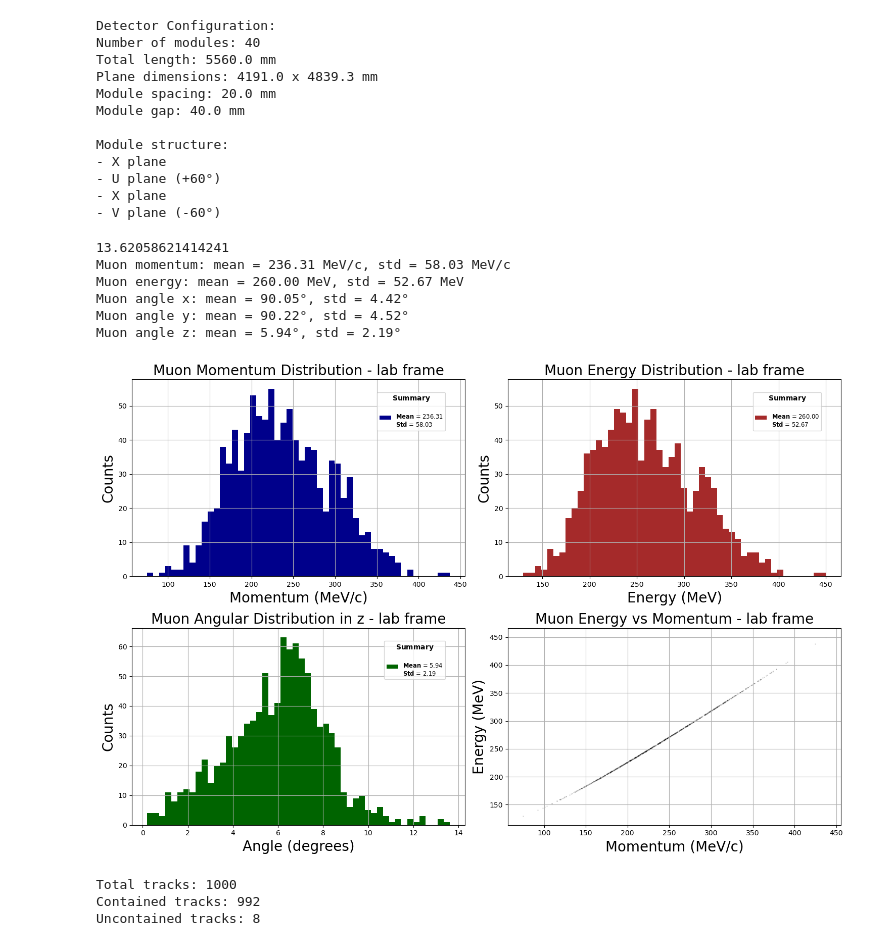
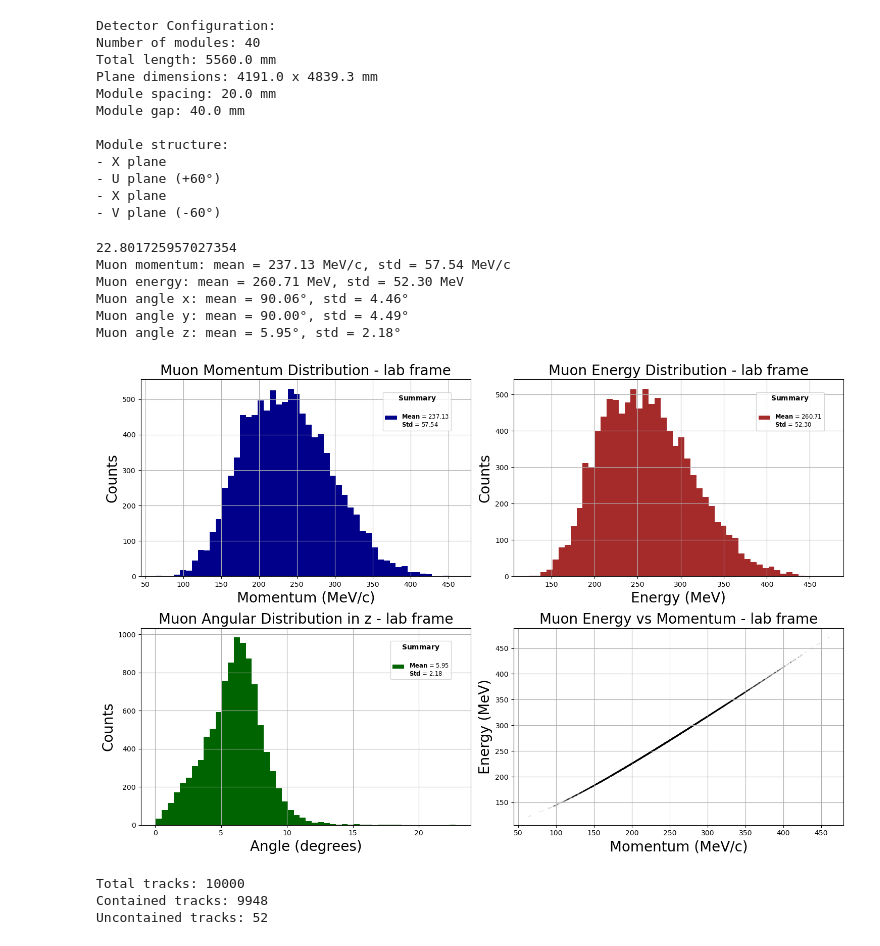
Before and after one commit to rvizarreta/PHYS582, a Jupyter notebook: FinalProject/simulation.ipynb, the cells around one changed output. Cells and saved outputs as stored; diff of their text form; code cells hidden in the pictures.

```diff
--- a/FinalProject/simulation.ipynb
+++ b/FinalProject/simulation.ipynb
@@ -28,7 +28,7 @@ Module structure:
 # %%
 # Generating muons from pion decay
 from PionDecaySim import PionDecaySim
-decay = PionDecaySim(1000, 300.0, 50.0)
+decay = PionDecaySim(10000, 300.0, 50.0)
 pions = decay.pion_decay_lab_frame()
 muon_momentum_rest, nu_momentum_rest = decay.after_decay_particles_rest_frame()
 muon_hits = []
@@ -95,43 +95,43 @@ for i in range(decay.n_particles):
         truth_p_array.append(np.linalg.norm(truth_p))
         truth_KE_array.append(truth_KE)
 
     # Momentum reconstruction from hits, this should work for both contained and uncontained particles
     if hit_result and len(hit_result) >= 3 and hit_result[-1]["contained"] == True:
         for i in range(0,len(hit_result)-3,1):
             pos1 = hit_result[i+0]["hit_position"]
             pos2 = hit_result[i+1]["hit_position"]
             pos3 = hit_result[i+2]["hit_position"]
             v1 = (pos2 - pos1)/np.linalg.norm(pos2 - pos1)
             v2 = (pos3 - pos2)/np.linalg.norm(pos3 - pos2)
             dot_product = np.dot(v1, v2)
             cross_product = np.cross(v1, v2)
             v1_mag = np.linalg.norm(v1)
             v2_mag = np.linalg.norm(v2)
             cos_theta = dot_product/(v1_mag*v2_mag)
             theta = np.arccos(cos_theta)*180/np.pi
             theta_array.append(theta)
 
 truth_p_array = np.array(truth_p_array)
 truth_KE_array = np.array(truth_KE_array)
 reco_p_array = np.array(reco_p_array)
 reco_KE_array = np.array(reco_KE_array)
 initial_energy_array = np.array(initial_energy_array)
 
 decay.analyze_results(muons)
 print(f"Total tracks: {decay.n_particles}")
 print(f"Contained tracks: {contained}")
 print(f"Uncontained tracks: {decay.n_particles - contained}")
 # %% [output]
-13.62058621414241
-Muon momentum: mean = 236.31 MeV/c, std = 58.03 MeV/c
-Muon energy: mean = 260.00 MeV, std = 52.67 MeV
-Muon angle x: mean = 90.05°, std = 4.42°
-Muon angle y: mean = 90.22°, std = 4.52°
-Muon angle z: mean = 5.94°, std = 2.19°
+22.801725957027354
+Muon momentum: mean = 237.13 MeV/c, std = 57.54 MeV/c
+Muon energy: mean = 260.71 MeV, std = 52.30 MeV
+Muon angle x: mean = 90.06°, std = 4.46°
+Muon angle y: mean = 90.00°, std = 4.49°
+Muon angle z: mean = 5.95°, std = 2.18°
-[figure, old version]
+[figure, new version]
-Total tracks: 1000
-Contained tracks: 992
-Uncontained tracks: 8
+Total tracks: 10000
+Contained tracks: 9948
+Uncontained tracks: 52
 # %%
 GEANT5.make_histogram_with_residuals(np.array(track_simple), np.array(track_linear_reg), "Track Length (mm)", title1 = "Joint Line", title2 = "Linear Regression", color1 = 'green', color2 = 'blue')
 # %% [output]
```
Also changed, not shown: parts of 3 cells of this notebook, 1 other file.
